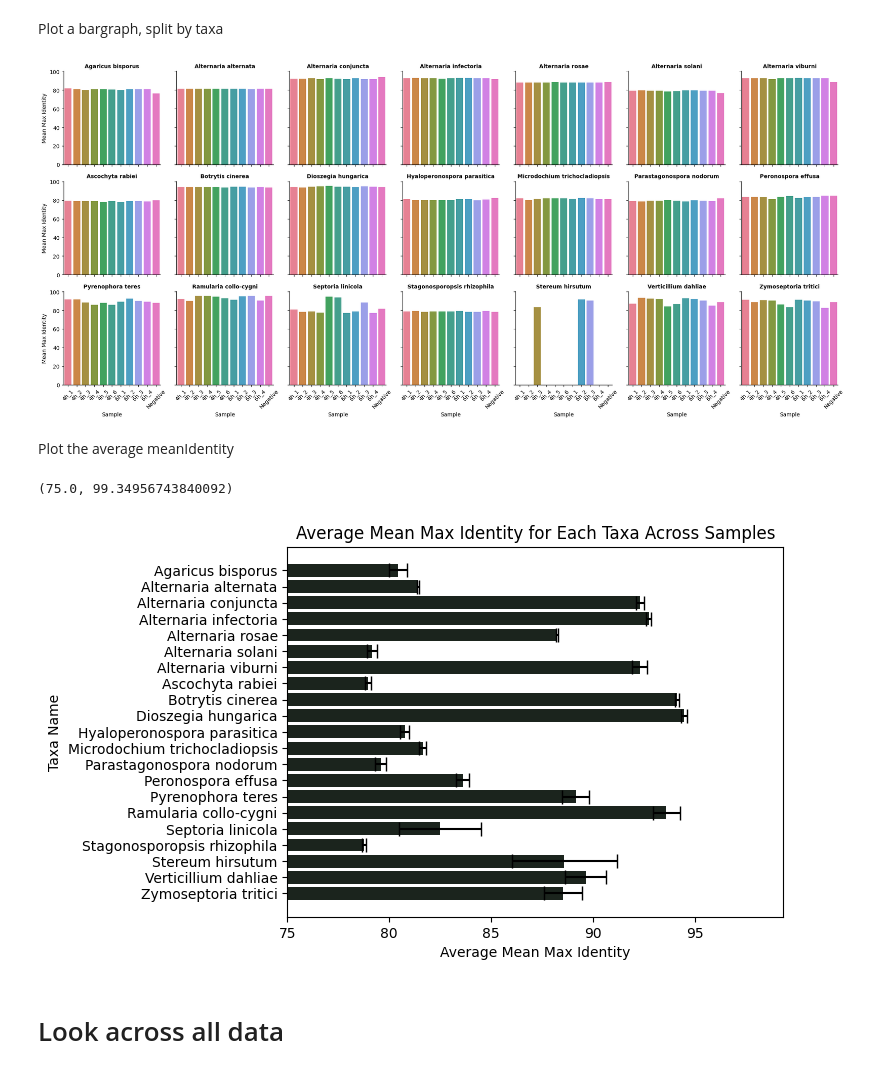
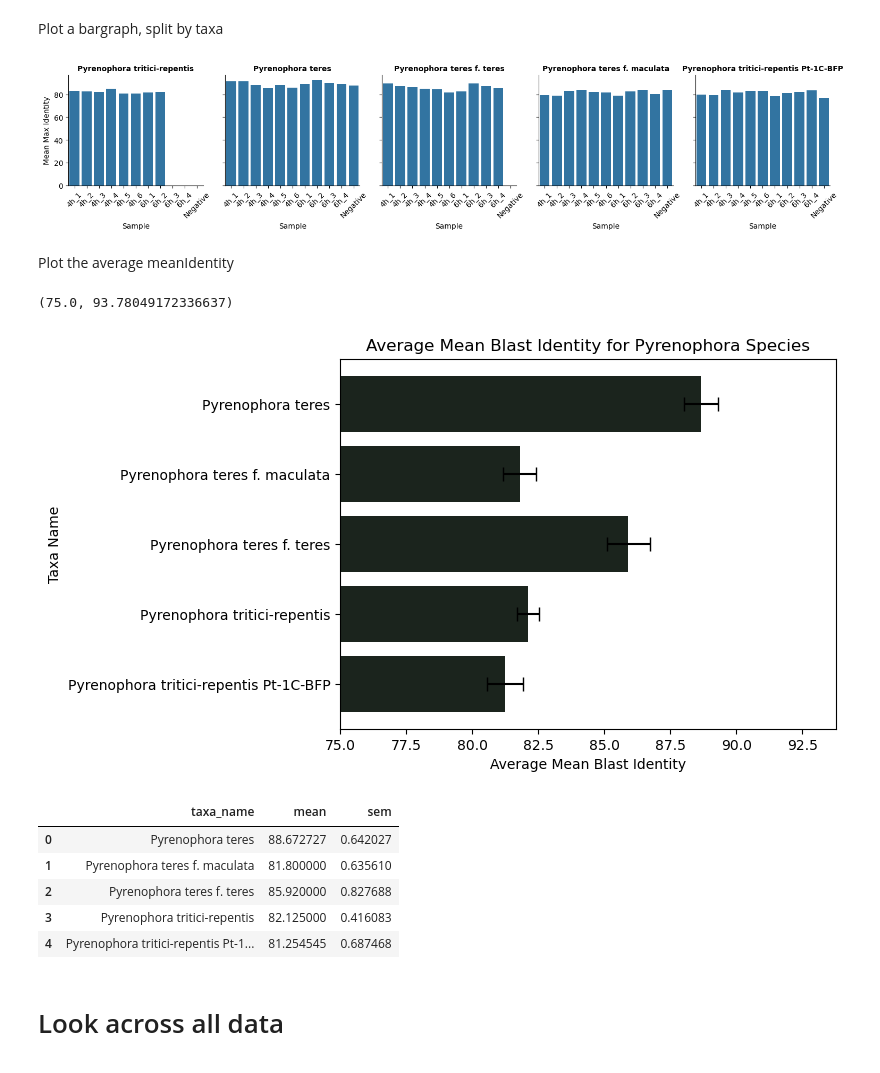
Before and after one commit to Mia-FGB/24hr_analysis, a Jupyter notebook: identity_from_json_working_0323.ipynb, the cells around one changed output. Saved outputs shown, nothing was run; the diff lists cells and outputs as text; code cells hidden in the pictures.

Commit message:
Updating to match

```diff
--- a/identity_from_json_working_0323.ipynb
+++ b/identity_from_json_working_0323.ipynb
@@ -61,12 +70,13 @@ Creating a class
 # %%
 #A class which contains all the info for each taxonomic assignment
 class identity_info:
-    def __init__(self, taxa_name, ncbiRank, meanIdentity, meanMaxIdentity, summedYield, sample):
+    def __init__(self, taxa_name, ncbiRank, meanIdentity, meanMaxIdentity, summedYield, ncbiID, sample):
         self.taxa_name = taxa_name
         self.ncbiRank = ncbiRank
         self.meanIdentity = meanIdentity
         self.meanMaxIdentity = meanMaxIdentity
         self.summedYield = summedYield
+        self.ncbiID = ncbiID
         self.sample = sample #file origin
 # %% [markdown]
 Function to populate a dictionary with the class from json file
@@ -88,10 +98,17 @@ def build_dict_from_json(json_file, file_name, json_dict=None):
     # Check if the current object is a dictionary
     if isinstance(data, dict):
         # Check if the dictionary has all the required keys
-        if all(key in data for key in ['name', 'ncbiRank', 'meanIdentity', 'meanMaxIdentity', 'summedYield']):
+        if all(key in data for key in ['name', 'ncbiRank', 'meanIdentity', 'meanMaxIdentity', 'summedYield', 'ncbiID']):
             # If it does, create an instance of identity_info with the values of these keys
             # and add it to json_dict with the unique key (taxa_name + file_name)
-            json_dict[data['name'] + '_' + file_name] = identity_info(data['name'], data['ncbiRank'], data['meanIdentity'], data['meanMaxIdentity'], data['summedYield'], file_name)
+            json_dict[data['name'] + '_' + file_name] = identity_info(
+                data['name'],
+                data['ncbiRank'],
+                data['meanIdentity'],
+                data['meanMaxIdentity'],
+                data['summedYield'],
+                data['ncbiID'],
+                file_name)
         # Iterate over the key-value pairs in the dictionary
         for k, v in data.items():
             # If the value is a dictionary or a list, call the function recursively on the value
@@ -141,6 +168,14 @@ species_names = ['Agaricus bisporus', 'Alternaria alternata', 'Alternaria conjun
                 'Parastagonospora nodorum', 'Peronospora effusa', 'Pyrenophora teres',
                 'Ramularia collo-cygni', 'Septoria linicola', 'Stagonosporopsis rhizophila',
                 'Stereum hirsutum', 'Verticillium dahliae', 'Zymoseptoria tritici']
+
+alternaria_species = ['Alternaria alternata', 'Alternaria infectoria',
+       'Alternaria solani', 'Alternaria conjuncta', 'Alternaria viburni',
+       'Alternaria rosae']
+
+pyrenophora = ['Pyrenophora tritici-repentis', 'Pyrenophora teres',
+       'Pyrenophora teres f. teres', 'Pyrenophora teres f. maculata',
+       'Pyrenophora tritici-repentis Pt-1C-BFP']
 # %% [markdown]
 I want to extract the meanIdentity & meanMaxIdentity for these species from all the samples.
 # %%
@@ -156,7 +191,7 @@ def get_mean_max_identity_info_by_taxa_name(taxa_name, dictionary):
     # Return the list of matching objects
     return matching_objects
 
-matching_objects = [get_mean_max_identity_info_by_taxa_name(species, whole_dict) for species in species_names]
+matching_objects = [get_mean_max_identity_info_by_taxa_name(species, whole_dict) for species in pyrenophora]
 # %% [markdown]
 Covert to df
 # %%
@@ -170,26 +206,28 @@ df[['meanIdentity', 'meanMaxIdentity']] = df[['meanIdentity', 'meanMaxIdentity']
 Plot a bargraph, split by taxa
 # %%
 # Create a FacetGrid with the dataframe
-g = sns.FacetGrid(data=df, col='taxa_name', col_wrap=7, hue = 'sample')
+g = sns.FacetGrid(data=df,
+                col='taxa_name',
+                col_wrap=7)
 
 # Map the barplot to each facet
 g.map(sns.barplot, 'sample', 'meanMaxIdentity')
 
 # Set x-axis properties for each subplot
 g.set_axis_labels("Sample", "Mean Max Identity")
 g.set_titles("{col_name}", fontweight = 'heavy', fontsize = 50)  # Set titles based on species
 
 # Set x-axis properties for all subplots
 for ax in g.axes.flat:
     ax.tick_params(axis='x', rotation=45)  # Rotate x-axis labels for better readability
 # %% [output]
-[figure, old version]
+[figure, new version]
 # %% [markdown]
 Plot the average meanIdentity
 # %%
 # Group by 'taxa_name' and calculate the mean and standard error of 'meanIdentity'
 #change this line depending on my interest
-mean_identity_by_taxa = df.groupby('taxa_name')['meanMaxIdentity'].agg(['mean', 'sem']).reset_index()
+mean_identity_by_taxa = df.groupby('taxa_name')['meanIdentity'].agg(['mean', 'sem']).reset_index()
 
 # Plotting using seaborn
 sns.barplot(
@@ -198,13 +236,22 @@ sns.barplot(
     y='taxa_name',
     color = "#19261C")
 plt.errorbar(x=mean_identity_by_taxa['mean'], y=mean_identity_by_taxa['taxa_name'], xerr=mean_identity_by_taxa['sem'], fmt='none', ecolor='black', capsize=5)
-plt.xlabel('Average Mean Max Identity')
+plt.xlabel('Average Mean Blast Identity')
 plt.ylabel('Taxa Name')
-plt.title('Average Mean Max Identity for Each Taxa Across Samples')
+plt.title('Average Mean Blast Identity for Pyrenophora Species')
 plt.xlim(75, None)  # Setting the x-axis limit to start from 75 to allow better visualisation
 # %% [output]
-(75.0, 99.34956743840092)
+(75.0, 93.78049172336637)
-[figure, old version]
+[figure, new version]
+# %%
+mean_identity_by_taxa
+# %% [output]
+|  | taxa_name | mean | sem |
+| 0 | Pyrenophora teres | 88.672727 | 0.642027 |
+| 1 | Pyrenophora teres f. maculata | 81.800000 | 0.635610 |
+| 2 | Pyrenophora teres f. teres | 85.920000 | 0.827688 |
+| 3 | Pyrenophora tritici-repentis | 82.125000 | 0.416083 |
+| 4 | Pyrenophora tritici-repentis Pt-1... | 81.254545 | 0.687468 |
 # %% [markdown]
 # Look across all data
 # %% [markdown]
```
Also changed, not shown: parts of 21 cells of this notebook, 4 other files.
